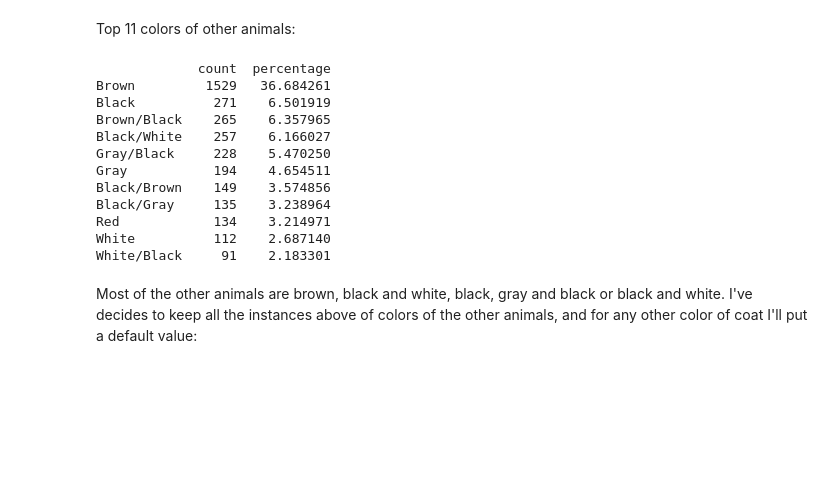
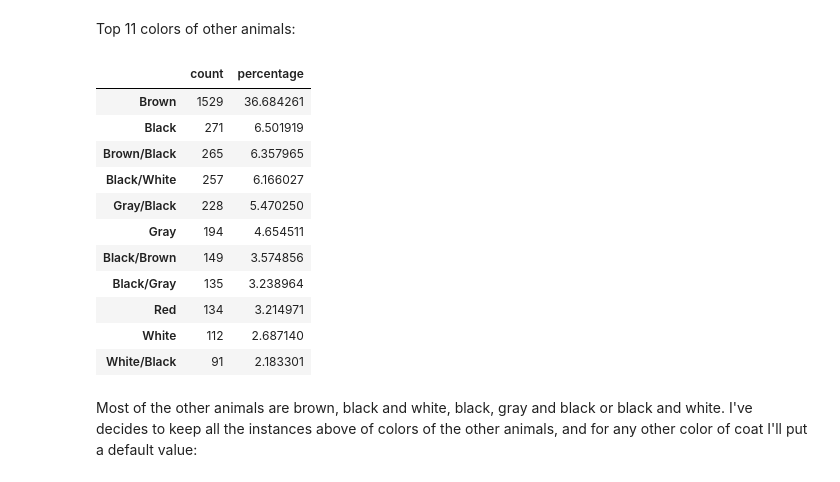
Before and after one commit to Darmendel/TDS-project, a Jupyter notebook: Final Pipeline.ipynb, the cells around one changed output. Saved outputs shown, nothing was run; the diff lists cells and outputs as text; code cells hidden in the pictures; blank space fills up the shorter version.

```diff
--- a/Final Pipeline.ipynb
+++ b/Final Pipeline.ipynb
@@ -637,21 +637,21 @@ dtf = set_top_k_colors(dtf, 'Dog', 16)
 # %% [markdown]
 Top 11 colors of other animals:
 # %%
-top_k_other_colors = get_top_k(dtf, 'color', 'Other', 11)
-print(top_k_other_colors)
+top_k_other_colors = pd.DataFrame(get_top_k(dtf, 'color', 'Other', 11))
+top_k_other_colors.head(11)
 # %% [output]
-             count  percentage
-Brown         1529   36.684261
-Black          271    6.501919
-Brown/Black    265    6.357965
-Black/White    257    6.166027
-Gray/Black     228    5.470250
-Gray           194    4.654511
-Black/Brown    149    3.574856
-Black/Gray     135    3.238964
-Red            134    3.214971
-White          112    2.687140
-White/Black     91    2.183301
+|  | count | percentage |
+| Brown | 1529 | 36.684261 |
+| Black | 271 | 6.501919 |
+| Brown/Black | 265 | 6.357965 |
+| Black/White | 257 | 6.166027 |
+| Gray/Black | 228 | 5.470250 |
+| Gray | 194 | 4.654511 |
+| Black/Brown | 149 | 3.574856 |
+| Black/Gray | 135 | 3.238964 |
+| Red | 134 | 3.214971 |
+| White | 112 | 2.687140 |
+| White/Black | 91 | 2.183301 |
 # %% [markdown]
 Most of the other animals are brown, black and white, black, gray and black or black and white. I've decides to keep all the instances above of colors of the other animals, and for any other color of coat I'll put a default value:
 # %%
```
Also changed, not shown: parts of 16 cells of this notebook.
